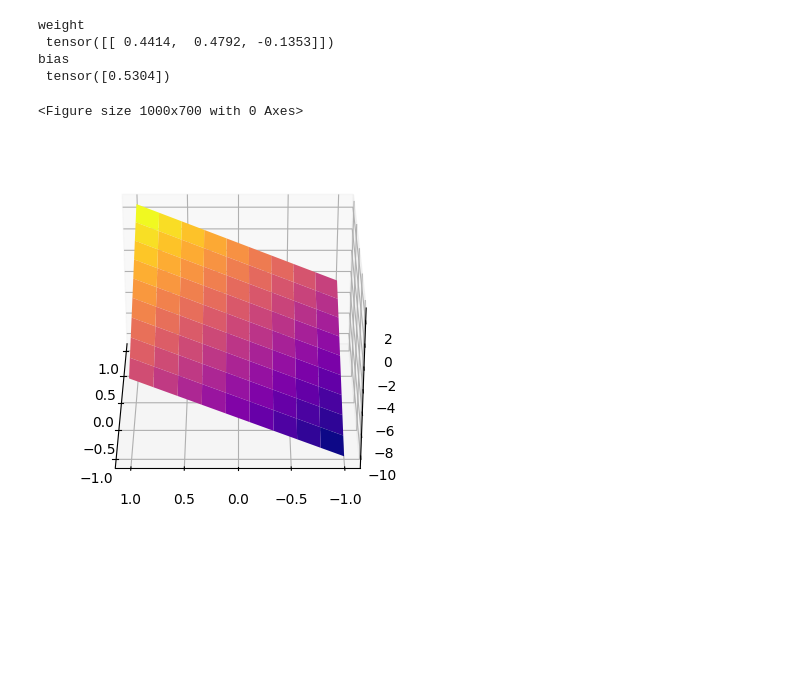
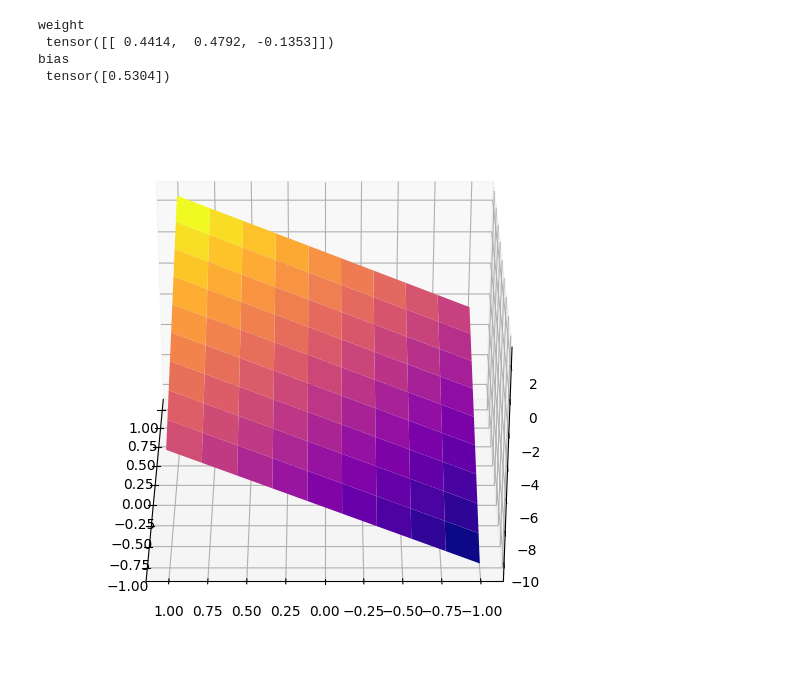
Before and after one commit to Paulofilho08/data-science-portfolio, a Jupyter notebook: Camada_Linear.ipynb, the cells around one changed output. Cells and saved outputs as stored; diff of their text form; code cells hidden in the pictures; blank space fills up the shorter version.

```diff
--- a/Camada_Linear.ipynb
+++ b/Camada_Linear.ipynb
@@ -25,26 +25,25 @@ b = perceptron.bias.data.numpy()
 # %%
 import numpy as np
 import matplotlib.pyplot as plt
 from mpl_toolkits.mplot3d import Axes3D
 
 def plot3d(perceptron):
   w1, w2, w3 = perceptron.weight.data.numpy()[0]
   b = perceptron.bias.data.numpy()
 
   X1 = np.linspace(-1,1,10)
   X2 = np.linspace(-1,1,10)
 
   X1, X2 = np.meshgrid(X1,X2)
   X3 = (b - w1*X1 - w2*X2 ) / w3
 
-  plt.figure(figsize=(10,7))
-  fig = plt.figure()
+  fig = plt.figure(figsize=(10,7))
+
   ax = fig.add_subplot(111, projection='3d')
   ax.view_init(azim=180)
   ax.plot_surface(X1, X2, X3, cmap='plasma')
 
 
 plot3d(perceptron)
 # %% [output]
-<Figure size 1000x700 with 0 Axes>
-[figure, old version]
+[figure, new version]
```
